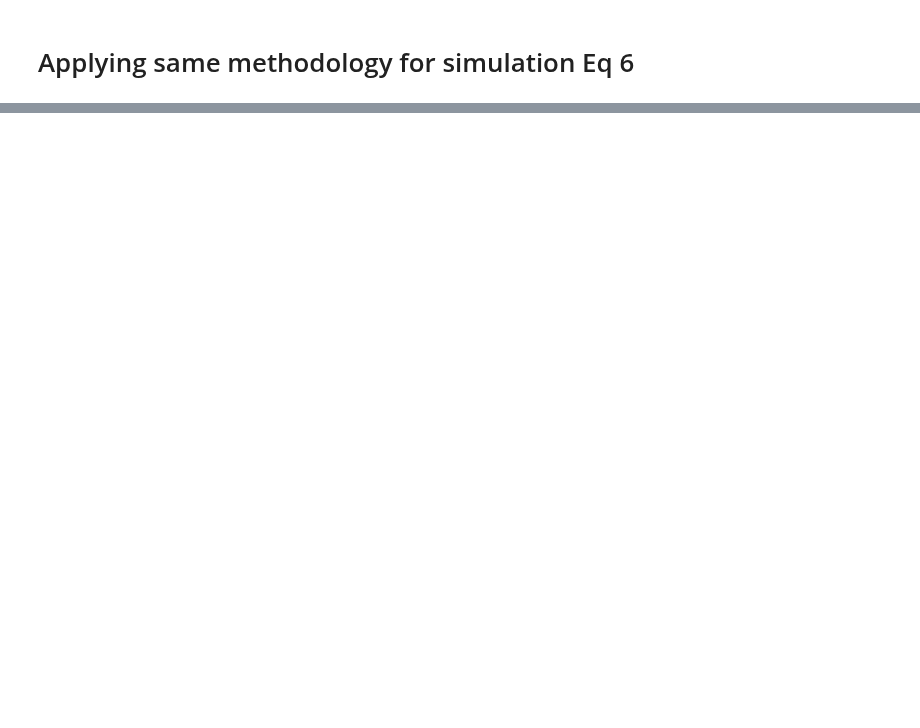
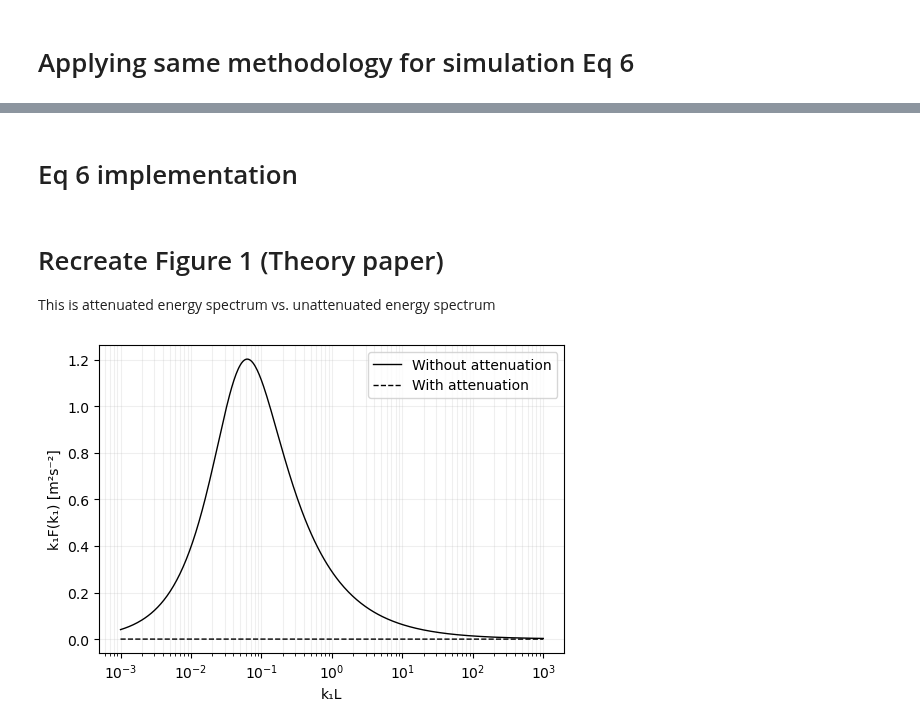
Before and after one commit to METHODS-Group/DRDMannTurb, a Jupyter notebook: examples-unrendered/MM_random_dev/eq6_numerical.ipynb, the cells around one changed output, grey strips where cells are left out. Saved outputs shown, nothing was run; the diff lists cells and outputs as text; code cells hidden in the pictures; blank space fills up the shorter version.

```diff
--- a/examples-unrendered/MM_random_dev/eq6_numerical.ipynb
+++ b/examples-unrendered/MM_random_dev/eq6_numerical.ipynb
@@ -180,0 +365,2 @@ def E_kappa(kappa: float, L2D: float, c: float) -> float:
+# %% [markdown]
+# Eq 6 implementation
@@ -180,0 +433,56 @@ def E_kappa(kappa: float, L2D: float, c: float) -> float:
+# %%
+def eq6_numerical_F11_2D(k1: float, psi: float, L2D: float, z_i: float, attenuated: bool = True):
+    """
+    Implements equation 6 to obtain F11
+    """
+
+    res, err = integrate.quad(
+        lambda k2: sim_spectral_tensor_11(k1, k2, L2D, z_i, c, psi, attenuated),
+        -np.inf, np.inf,
+    )[0]
+
+def eq6_numerical_F22_2D(k1: float, psi: float, L2D: float, z_i: float, attenuated: bool = True):
+    """
+    Implements equation 6 to obtain F22
+    """
+
+    res, err = integrate.quad(
+        lambda k2: sim_spectral_tensor_22(k1, k2, L2D, z_i, c, psi, attenuated),
+        -np.inf, np.inf,
+    )[0]
+# %% [markdown]
+# Recreate Figure 1 (Theory paper)
+
+This is attenuated energy spectrum vs. unattenuated energy spectrum
+# %%
+"""
+This cell aims to recreate Figure 1 in the theory paper.
+"""
+
+plt.clf(); plt.close('all');
+
+L2D = 20 # km
+z_i = 500 # m
+psi = np.deg2rad(43)
+c = 1.0 # m²/s
+
+k1L = np.logspace(-3, 3, 400)
+
+numerical_F11_attenuated = [k1 * eq6_numerical_F11_2D(k1, psi, L2D, z_i, attenuated=True) for k1 in k1L]
+numerical_F11_unattenuated = [k1 * eq6_numerical_F11_2D(k1, psi, L2D, z_i, attenuated=False) for k1 in k1L]
+
+############################################
+# Plot
+
+plt.figure(figsize=(6, 4))
+
+plt.plot(k1L, numerical_F11_unattenuated, "-", color="black", label="Without attenuation", linewidth=1)
+plt.plot(k1L, numerical_F11_attenuated, "--", color="black", label="With attenuation", linewidth=1)
+plt.xscale("log")
+plt.xlabel("k₁L")
+plt.ylabel("k₁F(k₁) [m²s⁻²]")
+plt.grid(True, which="both", ls="-", alpha=0.2)
+plt.legend()
+plt.show()
+# %% [output]
+[figure, added]
```
Also changed, not shown: parts of 10 cells of this notebook.
